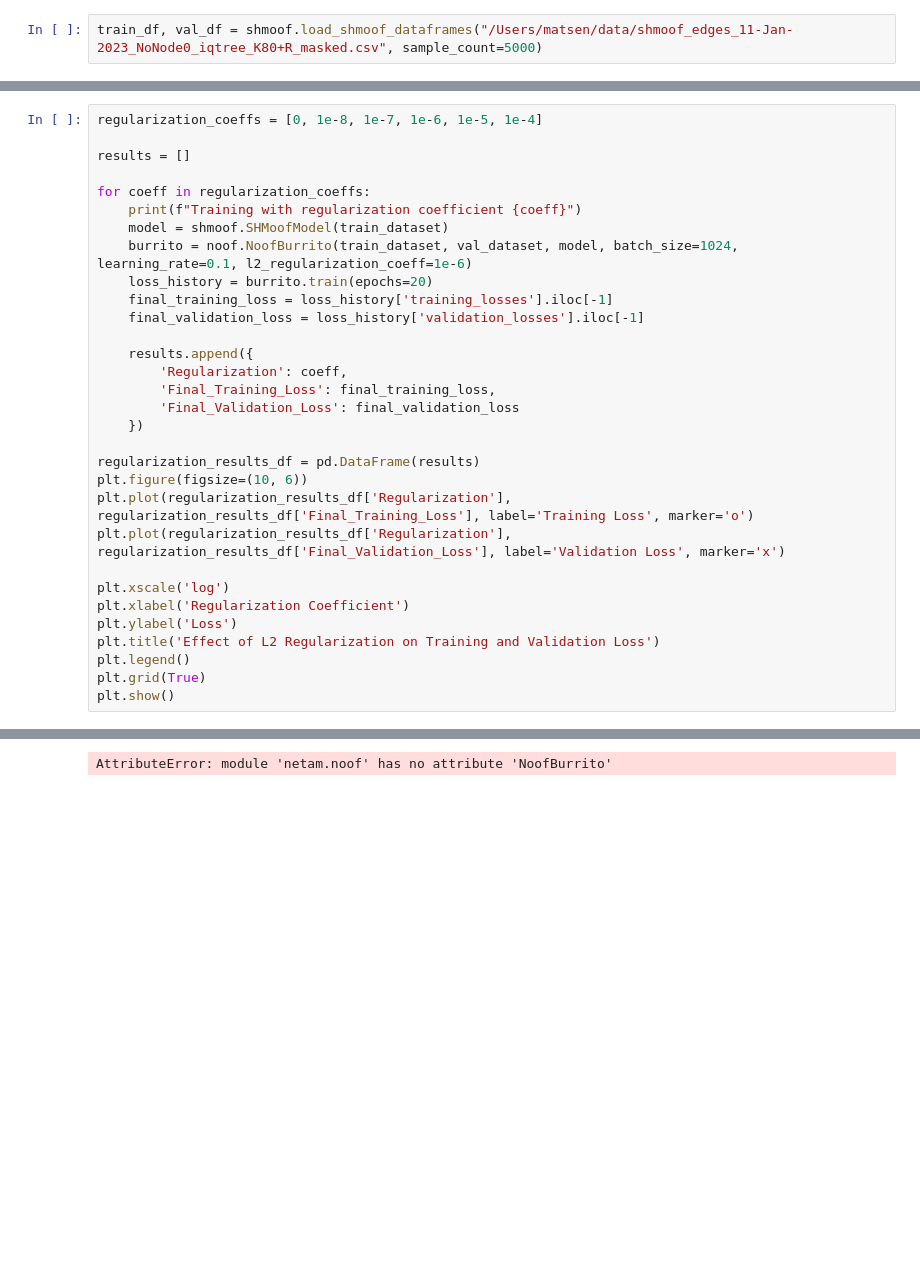
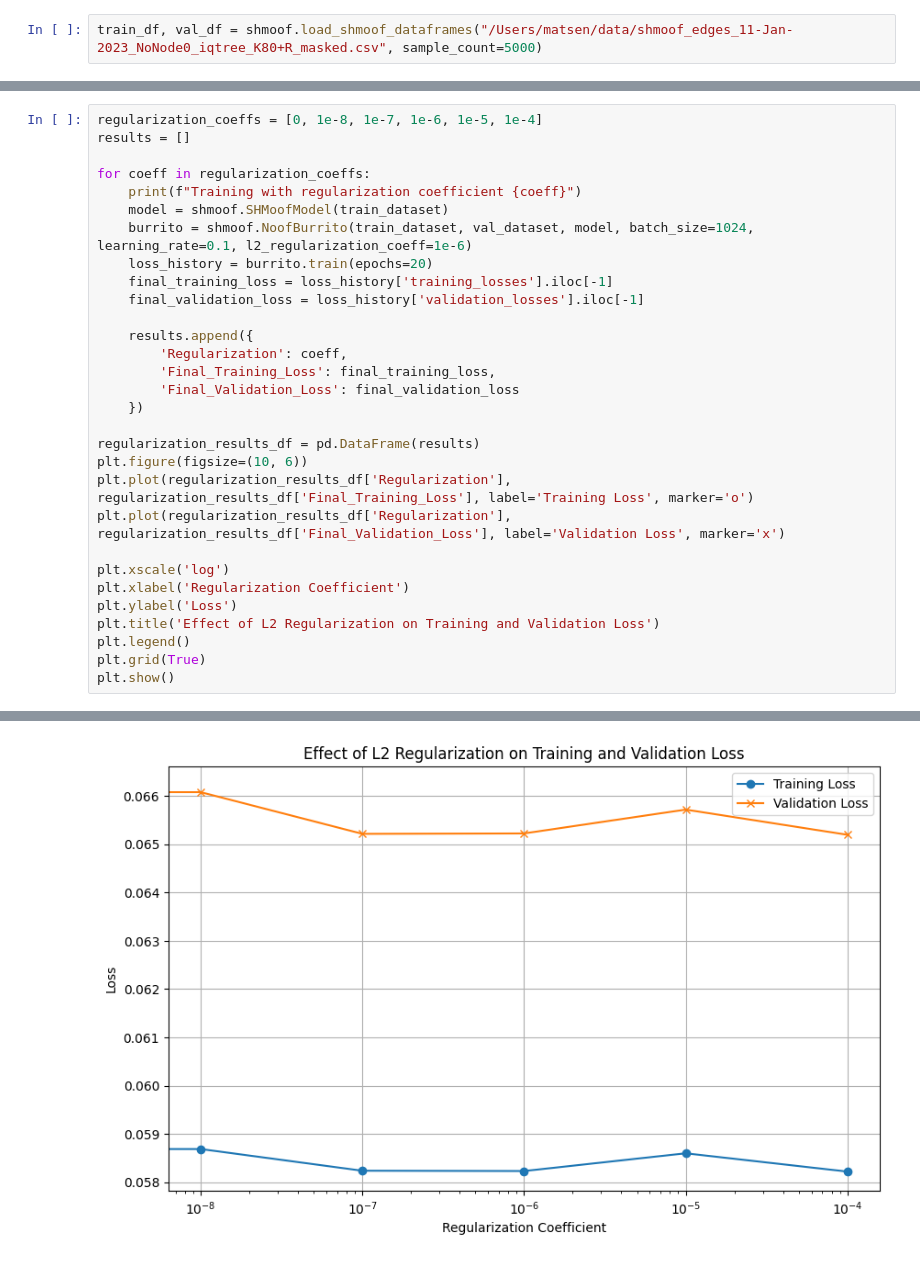
Before and after one commit to matsengrp/netam, a Jupyter notebook: notebooks/reshmoof.ipynb, the cells around one changed output, grey strips where cells are left out. Cells and saved outputs as stored; diff of their text form; blank space fills up the shorter version.

```diff
--- a/notebooks/reshmoof.ipynb
+++ b/notebooks/reshmoof.ipynb
@@ -121,12 +105,11 @@ plt.show()
 # %%
 regularization_coeffs = [0, 1e-8, 1e-7, 1e-6, 1e-5, 1e-4]
-
 results = []
 
 for coeff in regularization_coeffs:
     print(f"Training with regularization coefficient {coeff}")
     model = shmoof.SHMoofModel(train_dataset)
-    burrito = noof.NoofBurrito(train_dataset, val_dataset, model, batch_size=1024, learning_rate=0.1, l2_regularization_coeff=1e-6)
+    burrito = shmoof.NoofBurrito(train_dataset, val_dataset, model, batch_size=1024, learning_rate=0.1, l2_regularization_coeff=1e-6)
     loss_history = burrito.train(epochs=20)
     final_training_loss = loss_history['training_losses'].iloc[-1]
     final_validation_loss = loss_history['validation_losses'].iloc[-1]
@@ -154 +153 @@ Training with regularization coefficient 0
-AttributeError: module 'netam.noof' has no attribute 'NoofBurrito'
+[figure, added]
```
Also changed, not shown: parts of 7 cells of this notebook, 1 other file.
